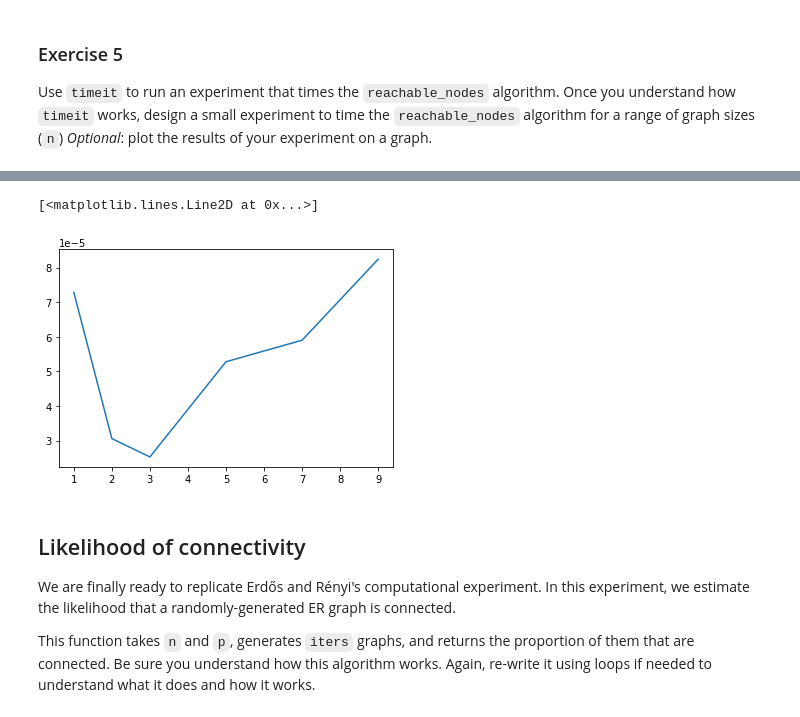
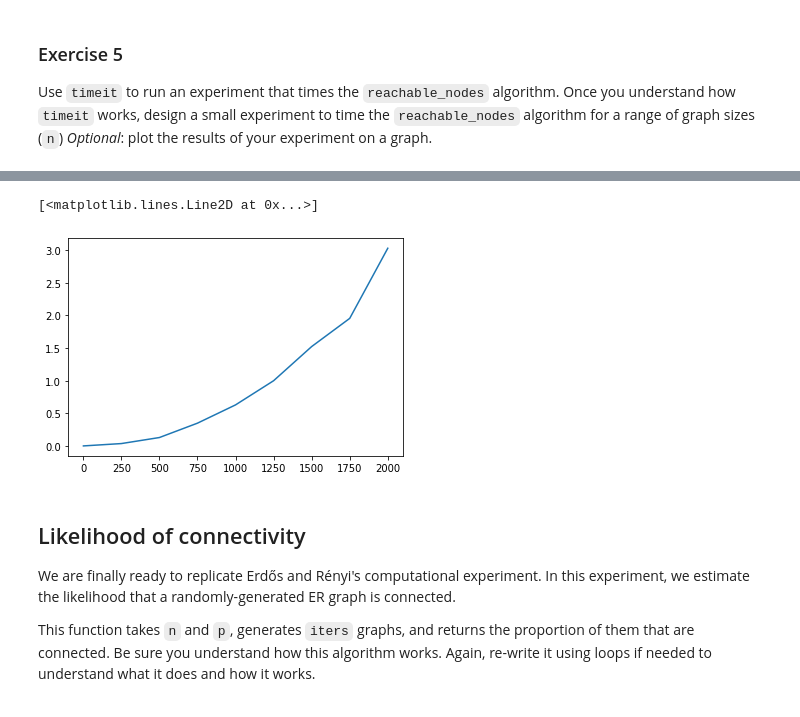
Before and after one commit to StoneMason495/cap-comp215, a Jupyter notebook: labs/lab04ZM.ipynb, the cells around one changed output, grey strips where cells are left out. Cells and saved outputs as stored; diff of their text form; code cells hidden in the pictures.

```diff
--- a/labs/lab04ZM.ipynb
+++ b/labs/lab04ZM.ipynb
@@ -449,12 +450,12 @@ f'Time to execute: {seconds} seconds'
 # %%
 #Solution to example 5:
-GRAPH_SIZINGS = (1,2,3,5,7,9)
+GRAPH_SIZINGS = (1,250,500,750,1000,1250, 1500, 1750, 2000)
 time = [timeit(lambda: reachable_nodes(make_random_graph(n, 0.4), 0), number = 1) for n in GRAPH_SIZINGS]
 
 plt.plot(GRAPH_SIZINGS, time)
 # %% [output]
 [<matplotlib.lines.Line2D at 0x...>]
-[figure, old version]
+[figure, new version]
 # %% [markdown]
 ## Likelihood of connectivity
 
```
Also changed, not shown: parts of 9 cells of this notebook.
